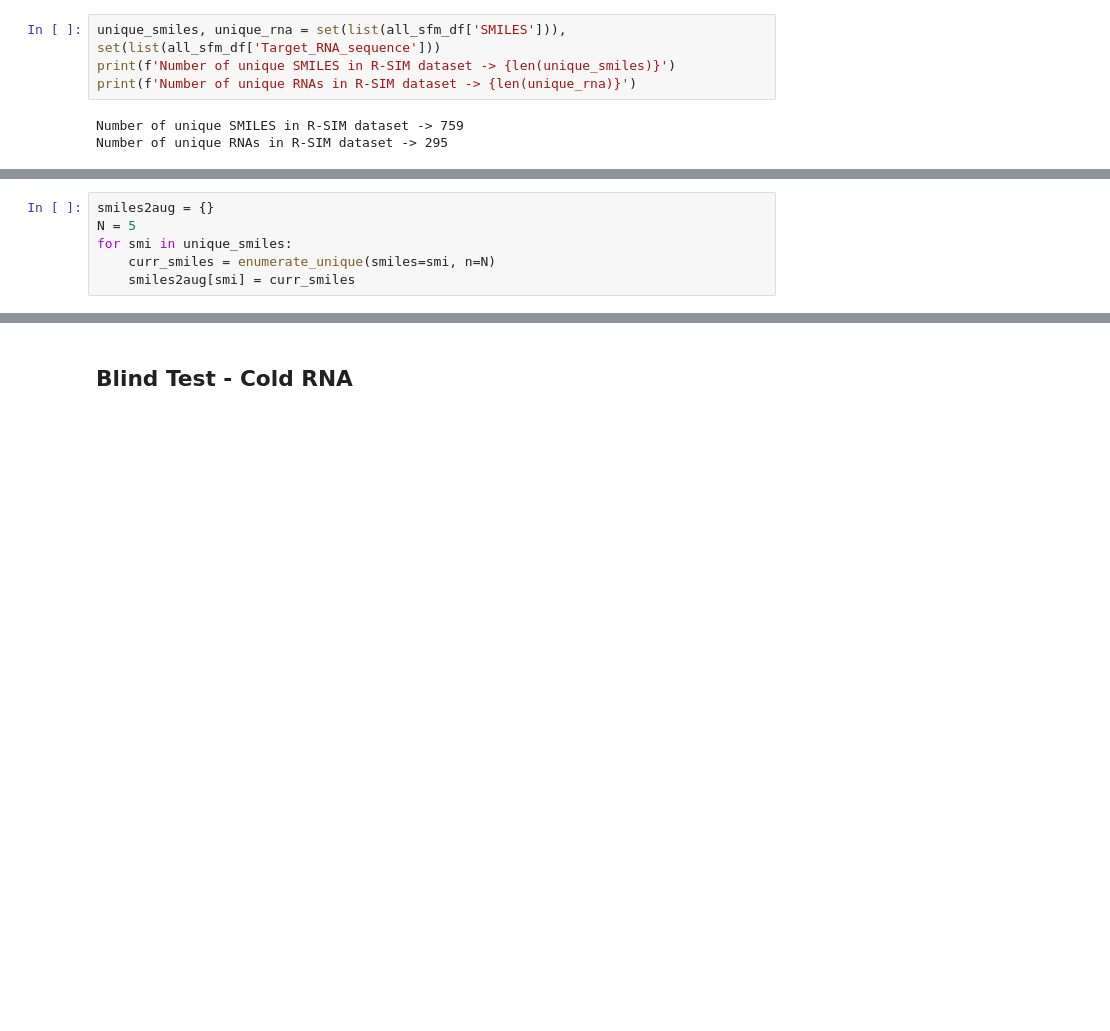
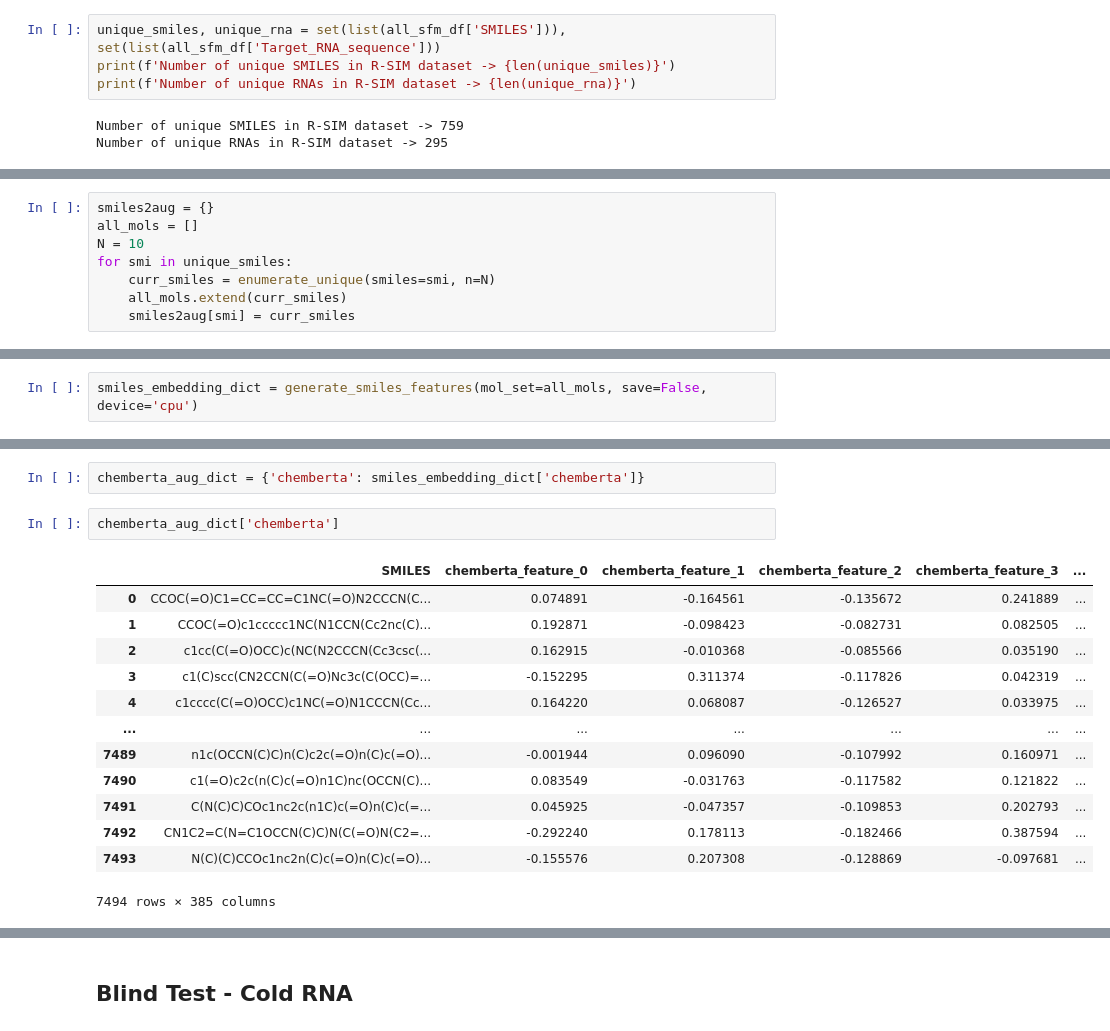
Before and after one commit to Gavision97/MultiStructRSA, a Jupyter notebook: notebooks/analyse_rsim_and_ns.ipynb, the cells around one changed output, grey strips where cells are left out. Drawn from its saved outputs; the diff is of its cells as text; blank space fills up the shorter version.

```diff
--- a/notebooks/analyse_rsim_and_ns.ipynb
+++ b/notebooks/analyse_rsim_and_ns.ipynb
@@ -64,6 +131,8 @@ Number of unique RNAs in R-SIM dataset -> 295
 # %%
 smiles2aug = {}
-N = 5
+all_mols = []
+N = 10
 for smi in unique_smiles:
     curr_smiles = enumerate_unique(smiles=smi, n=N)
+    all_mols.extend(curr_smiles)
     smiles2aug[smi] = curr_smiles
@@ -69,0 +180,2 @@ for smi in unique_smiles:
+# %%
+smiles_embedding_dict = generate_smiles_features(mol_set=all_mols, save=False, device='cpu')
@@ -69,0 +209,18 @@ for smi in unique_smiles:
+# %%
+chemberta_aug_dict = {'chemberta': smiles_embedding_dict['chemberta']}
+# %%
+chemberta_aug_dict['chemberta']
+# %% [output]
+|  | SMILES | chemberta_feature_0 | chemberta_feature_1 | chemberta_feature_2 | chemberta_feature_3 | ... |
+| 0 | CCOC(=O)C1=CC=CC=C1NC(=O)N2CCCN(C... | 0.074891 | -0.164561 | -0.135672 | 0.241889 | ... |
+| 1 | CCOC(=O)c1ccccc1NC(N1CCN(Cc2nc(C)... | 0.192871 | -0.098423 | -0.082731 | 0.082505 | ... |
+| 2 | c1cc(C(=O)OCC)c(NC(N2CCCN(Cc3csc(... | 0.162915 | -0.010368 | -0.085566 | 0.035190 | ... |
+| 3 | c1(C)scc(CN2CCN(C(=O)Nc3c(C(OCC)=... | -0.152295 | 0.311374 | -0.117826 | 0.042319 | ... |
+| 4 | c1cccc(C(=O)OCC)c1NC(=O)N1CCCN(Cc... | 0.164220 | 0.068087 | -0.126527 | 0.033975 | ... |
+| ... | ... | ... | ... | ... | ... | ... |
+| 7489 | n1c(OCCN(C)C)n(C)c2c(=O)n(C)c(=O)... | -0.001944 | 0.096090 | -0.107992 | 0.160971 | ... |
+| 7490 | c1(=O)c2c(n(C)c(=O)n1C)nc(OCCN(C)... | 0.083549 | -0.031763 | -0.117582 | 0.121822 | ... |
+| 7491 | C(N(C)C)COc1nc2c(n1C)c(=O)n(C)c(=... | 0.045925 | -0.047357 | -0.109853 | 0.202793 | ... |
+| 7492 | CN1C2=C(N=C1OCCN(C)C)N(C(=O)N(C2=... | -0.292240 | 0.178113 | -0.182466 | 0.387594 | ... |
+| 7493 | N(C)(C)CCOc1nc2n(C)c(=O)n(C)c(=O)... | -0.155576 | 0.207308 | -0.128869 | -0.097681 | ... |
+7494 rows × 385 columns
```
Also changed, not shown: parts of 68 cells of this notebook, 23 other files.
